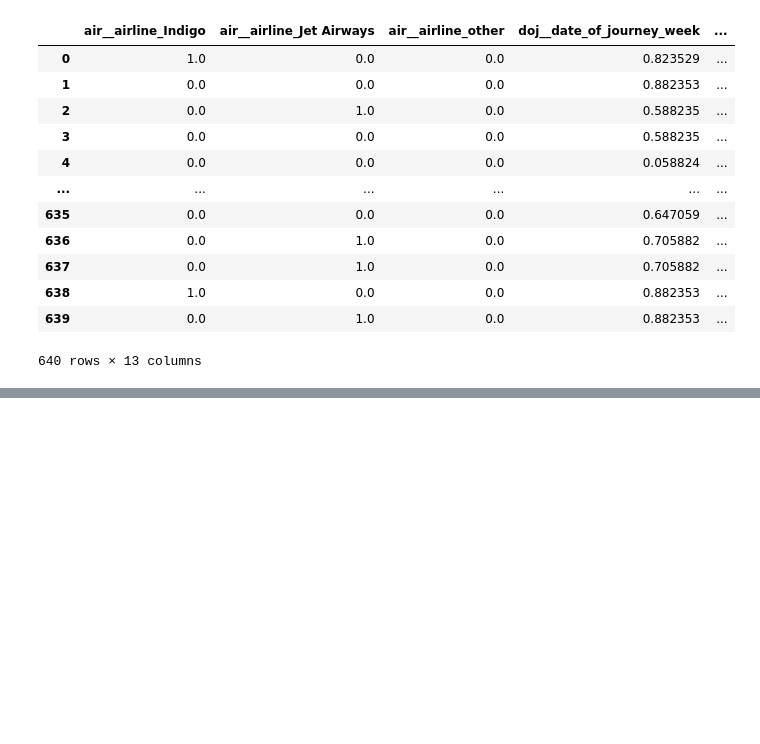
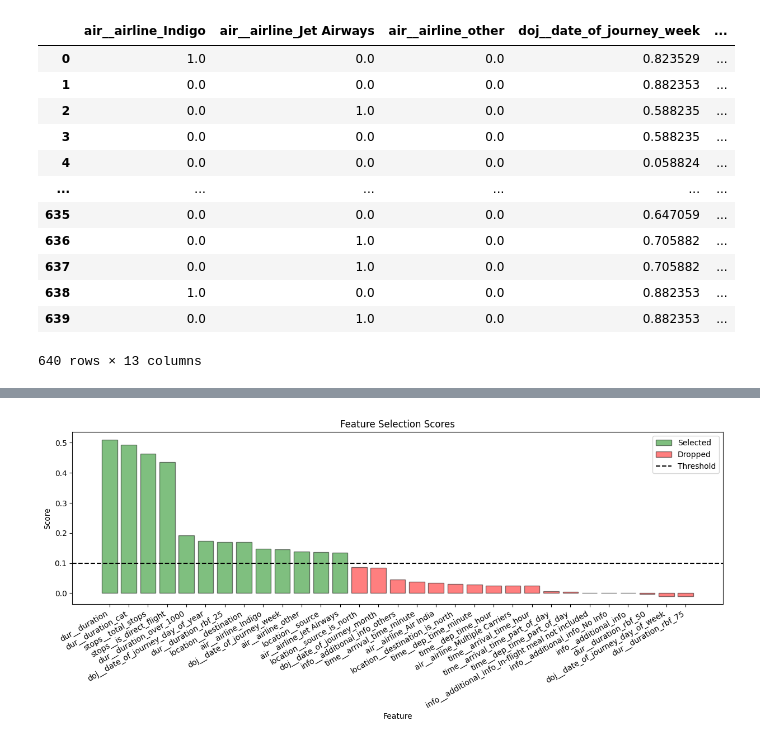
Before and after one commit to ninja03jod/SageMaker_Flight_Price_Prediction, a Jupyter notebook: Notebooks/feature-engineering.ipynb, the cells around one changed output, grey strips where cells are left out. Saved outputs shown, nothing was run; the diff lists cells and outputs as text; code cells hidden in the pictures; blank space fills up the shorter version.

```diff
--- a/Notebooks/feature-engineering.ipynb
+++ b/Notebooks/feature-engineering.ipynb
@@ -859,0 +862,5 @@ preprocessor.fit_transform(X_train,y_train)
+# %%
+# lets see which columns are drop and retains.
+
+feature_performances = preprocessor.named_steps["selector"].feature_performance_
+feature_performances
@@ -859,0 +885,3 @@ preprocessor.fit_transform(X_train,y_train)
+# %%
+sorted_feat_imp = dict(sorted(feature_performances.items(), key=lambda val:val[1], reverse=True))
+sorted_feat_imp
@@ -859,0 +906,61 @@ preprocessor.fit_transform(X_train,y_train)
+# %%
+THRESHOLD = 0.1
+
+selected_bar = None
+dropped_bar = None
+colors = ["red" if score < THRESHOLD else "green" for score in sorted_feat_imp.values()]
+
+
+fig, ax = plt.subplots(figsize=(15, 4))
+
+for i, (feature, score) in enumerate(sorted_feat_imp.items()):
+	params = dict(
+		x=i,
+		height=score,
+		edgecolor="black",
+		alpha=0.5
+	)
+
+	if score < THRESHOLD:
+		bar = ax.bar(
+			color="red",
+			**params
+		)
+		if not dropped_bar:
+			dropped_bar = bar[0]
+	else:
+		bar = ax.bar(
+			color="green",
+			**params
+		)
+		if not selected_bar:
+			selected_bar = bar[0]
+
+thresh_line = ax.axhline(
+	y=0.1,
+	color="black",
+	linestyle="--"
+)
+
+ax.set_xticks(
+	ticks=range(len(sorted_feat_imp)),
+	labels=list(sorted_feat_imp.keys()),
+	rotation=30,
+	ha="right"
+)
+
+ax.set(
+	xlabel="Feature",
+	ylabel="Score",
+	title="Feature Selection Scores"
+)
+
+ax.legend(
+	handles=[selected_bar, dropped_bar, thresh_line],
+	labels=["Selected", "Dropped", "Threshold"],
+	loc="upper right"
+)
+
+plt.show()
+# %% [output]
+[figure, added]
```
Also changed, not shown: parts of 4 cells of this notebook.
